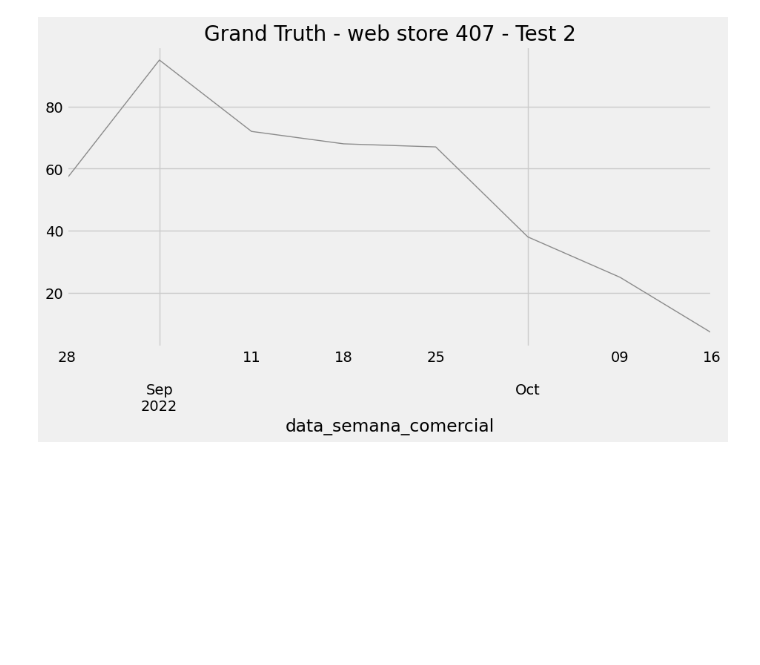
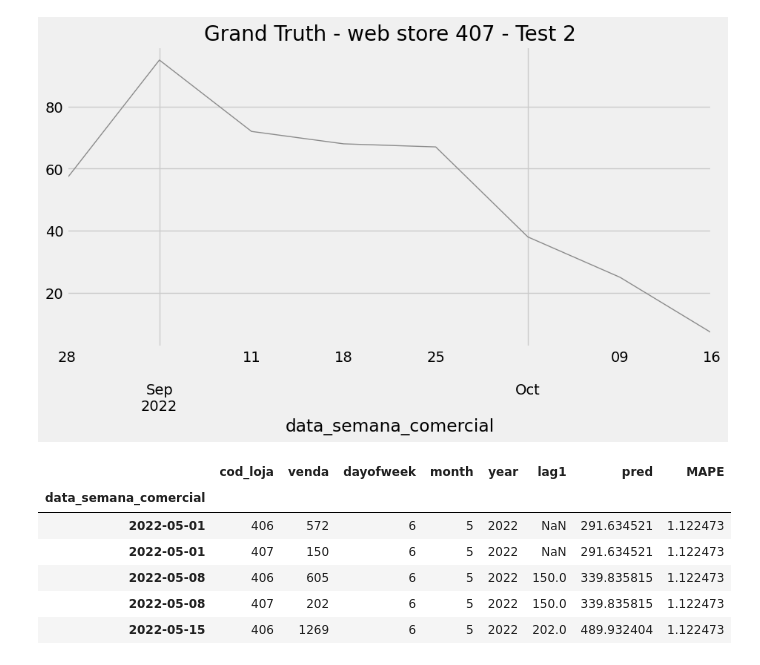
Before and after one commit to beylouni/Renner-ML, a Jupyter notebook: models/web/XGBoost/XGBoost.ipynb, the cells around one changed output. Drawn from its saved outputs; the diff is of its cells as text; code cells hidden in the pictures; blank space fills up the shorter version.

```diff
--- a/models/web/XGBoost/XGBoost.ipynb
+++ b/models/web/XGBoost/XGBoost.ipynb
@@ -192,6 +199,6 @@ def add_lags(df):
 # %%
-loja1 = add_lags(loja1)
-loja2 = add_lags(loja2)
+# loja1 = add_lags(loja1)
+# loja2 = add_lags(loja2)
 # %%
 tss = TimeSeriesSplit(n_splits=5)
 loja1 = loja1.sort_index()
@@ -364 +439,4 @@ Fold scores loja2:[0.9008431233979408, 0.6673658364854383, 0.6080270420491348, 0
+# %%
+df_test = create_features(df_test)
+df_test = add_lags(df_test)
 # %%
@@ -409,6 +487,8 @@ loja2_test2.head()
 | 2022-09-11 | 407 | 72 | 6 | 3 | 9 | 2022 | 254 | 11 | ... |
 | 2022-09-18 | 407 | 68 | 6 | 3 | 9 | 2022 | 261 | 18 | ... |
 | 2022-09-25 | 407 | 67 | 6 | 3 | 9 | 2022 | 268 | 25 | ... |
+# %%
+df_test['pred'] = reg_loja.predict(df_test[FEATURES])
 # %%
 loja1_test['pred'] = reg_loja1.predict(loja1_test[FEATURES])
 # %%
@@ -511,6 +591,18 @@ loja2_test['MAPE'] = mean_absolute_percentage_error(loja2_test['venda'], loja2_t
 # %%
 loja1_test2['MAPE'] = mean_absolute_percentage_error(loja1_test2['venda'], loja1_test2['pred'])
 loja2_test2['MAPE'] = mean_absolute_percentage_error(loja2_test2['venda'], loja2_test2['pred'])
+# %%
+df_test['MAPE'] = mean_absolute_percentage_error(df_test['venda'], df_test['pred'])
+# %%
+df_test.head()
+# %% [output]
+|  | cod_loja | venda | dayofweek | month | year | lag1 | pred | MAPE |
+| data_semana_comercial |  |  |  |  |  |  |  |  |
+| 2022-05-01 | 406 | 572 | 6 | 5 | 2022 | NaN | 291.634521 | 1.122473 |
+| 2022-05-01 | 407 | 150 | 6 | 5 | 2022 | NaN | 291.634521 | 1.122473 |
+| 2022-05-08 | 406 | 605 | 6 | 5 | 2022 | 150.0 | 339.835815 | 1.122473 |
+| 2022-05-08 | 407 | 202 | 6 | 5 | 2022 | 150.0 | 339.835815 | 1.122473 |
+| 2022-05-15 | 406 | 1269 | 6 | 5 | 2022 | 202.0 | 489.932404 | 1.122473 |
 # %%
 final_teste1 = pd.merge(loja1_test, loja2_test, how='outer')
 # %%
```
Also changed, not shown: parts of 16 cells of this notebook, 2 other files.
